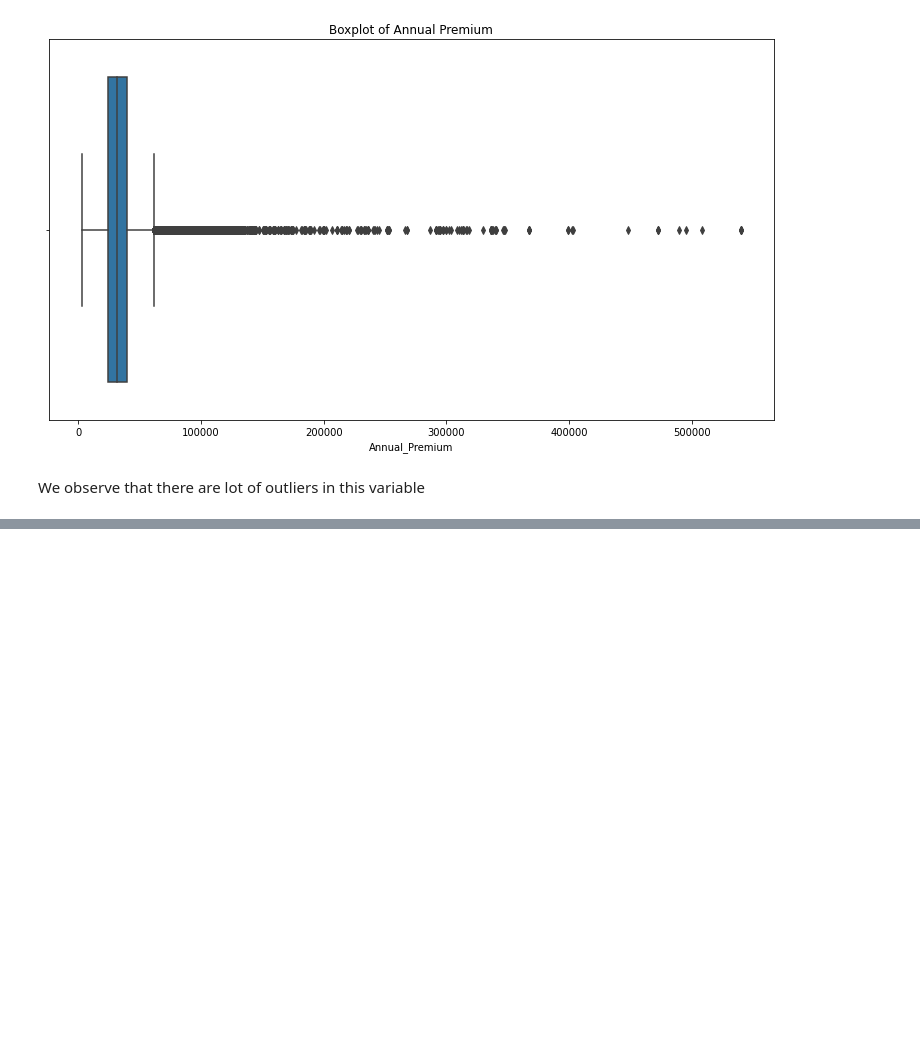
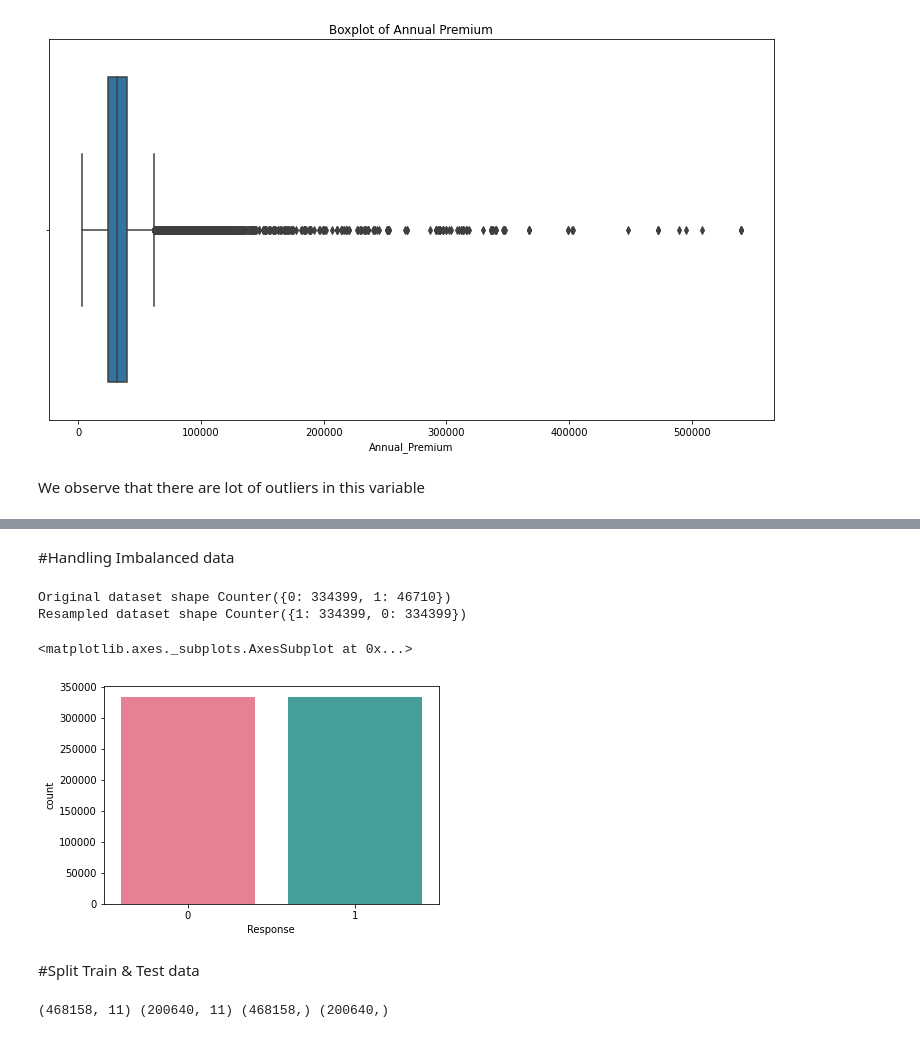
Before and after one commit to bindukovvada/HEALTH-INSURANCE-CROSS-SELL-PREDICTION, a Jupyter notebook: HEALTH_INSURANCE_CROSS_SELL_PREDICTION.ipynb, the cells around one changed output, grey strips where cells are left out. Cells and saved outputs as stored; diff of their text form; code cells hidden in the pictures; blank space fills up the shorter version.

```diff
--- a/HEALTH_INSURANCE_CROSS_SELL_PREDICTION.ipynb
+++ b/HEALTH_INSURANCE_CROSS_SELL_PREDICTION.ipynb
@@ -268,0 +436,25 @@ We observe that there are lot of outliers in this variable
+# %% [markdown]
+#Handling Imbalanced data
+# %%
+#Handling Imbalance data
+from imblearn.over_sampling import RandomOverSampler
+ros =  RandomOverSampler(random_state=42)
+X_ros,y_ros = ros.fit_resample(X,y)
+
+from collections import Counter
+print('Original dataset shape {}'.format(Counter(y)))
+print('Resampled dataset shape {}'.format(Counter(y_ros)))
+sns.countplot(y_ros,palette='husl')
+# %% [output]
+Original dataset shape Counter({0: 334399, 1: 46710})
+Resampled dataset shape Counter({1: 334399, 0: 334399})
+<matplotlib.axes._subplots.AxesSubplot at 0x...>
+[figure, added]
+# %% [markdown]
+#Split Train & Test data
+# %%
+#Splitting the data into train and test data
+Xtrain, Xtest, ytrain, ytest = train_test_split(X_ros,y_ros,test_size=.30,random_state=0)
+print(Xtrain.shape,Xtest.shape,ytrain.shape,ytest.shape)
+# %% [output]
+(468158, 11) (200640, 11) (468158,) (200640,)
```
Also changed, not shown: parts of 35 cells of this notebook.
